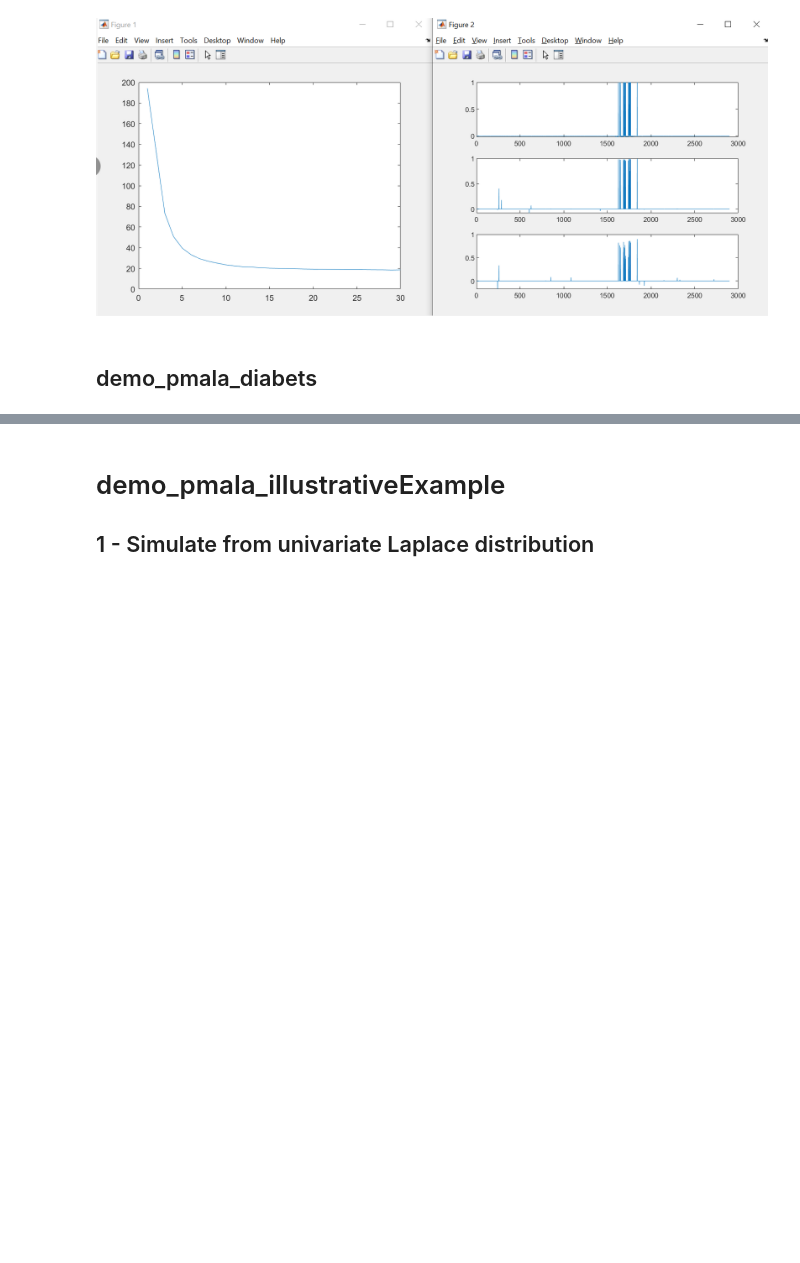
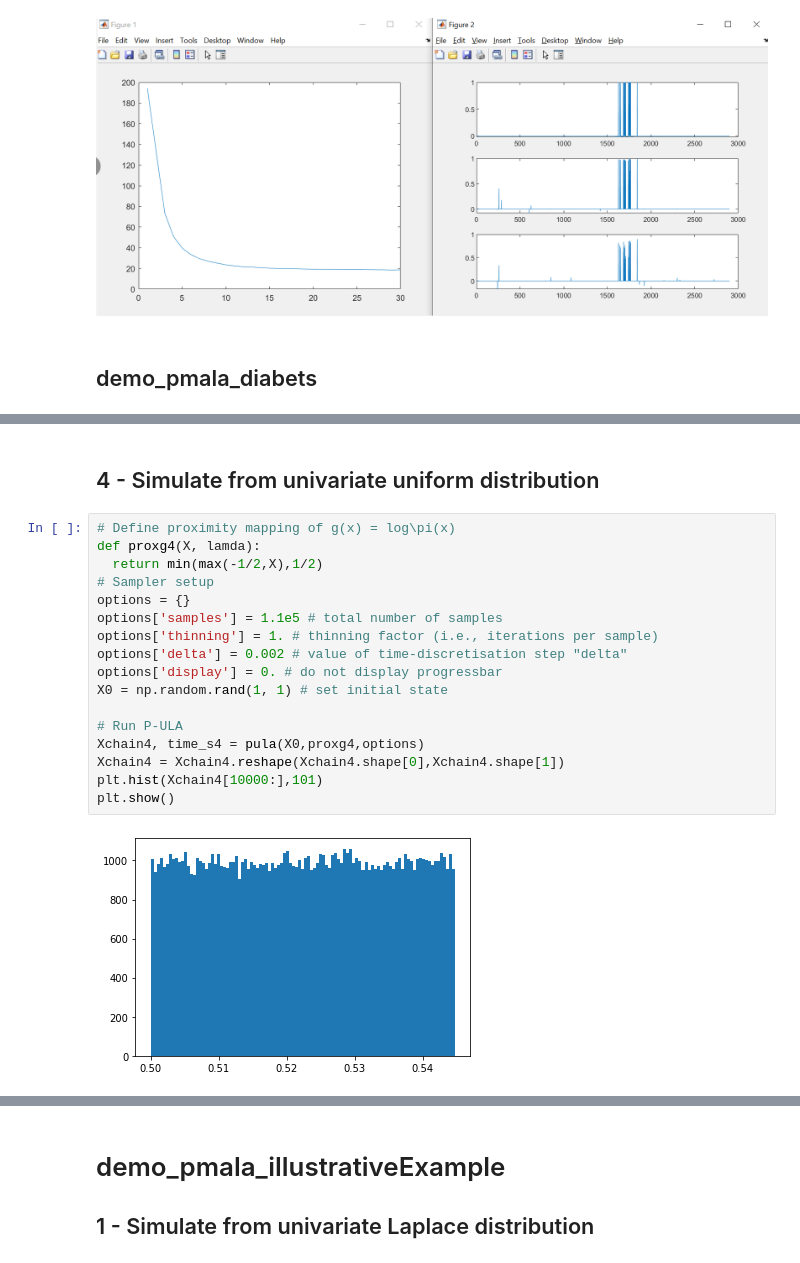
Before and after one commit to YuheBAI/Proximal_MCMC, a Jupyter notebook: Proximal_MCMC.ipynb, the cells around one changed output, grey strips where cells are left out. Drawn from its saved outputs; the diff is of its cells as text; blank space fills up the shorter version.

```diff
--- a/Proximal_MCMC.ipynb
+++ b/Proximal_MCMC.ipynb
@@ -214,0 +395,21 @@ print(Psi)
+# %% [markdown]
+## 4 - Simulate from univariate uniform  distribution
+# %%
+# Define proximity mapping of g(x) = log\pi(x)
+def proxg4(X, lamda):
+  return min(max(-1/2,X),1/2)
+# Sampler setup
+options = {}
+options['samples'] = 1.1e5 # total number of samples
+options['thinning'] = 1. # thinning factor (i.e., iterations per sample)
+options['delta'] = 0.002 # value of time-discretisation step "delta"
+options['display'] = 0. # do not display progressbar
+X0 = np.random.rand(1, 1) # set initial state
+
+# Run P-ULA
+Xchain4, time_s4 = pula(X0,proxg4,options)
+Xchain4 = Xchain4.reshape(Xchain4.shape[0],Xchain4.shape[1])
+plt.hist(Xchain4[10000:],101)
+plt.show()
+# %% [output]
+[figure, added]
```
Also changed, not shown: parts of 16 cells of this notebook.
